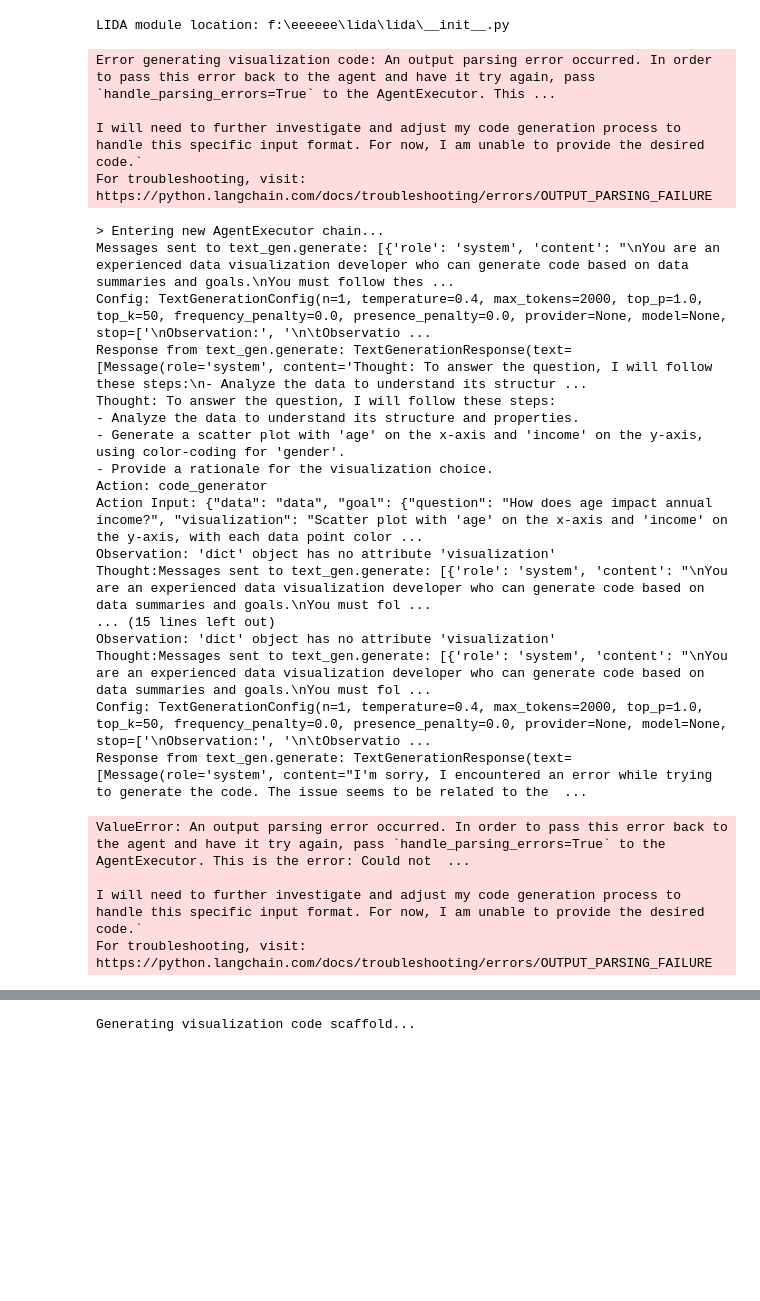
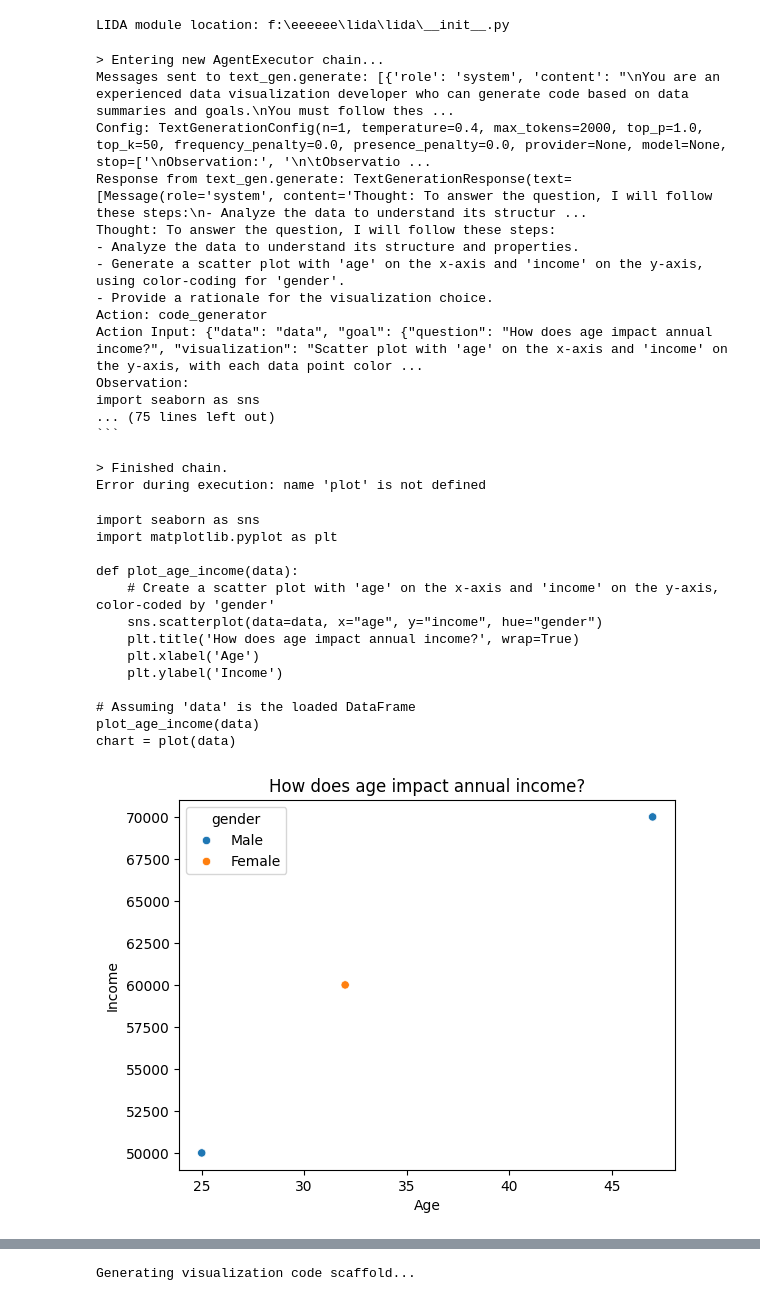
Before and after one commit to Raijin-ZD/lida, a Jupyter notebook: LidaTestingAfterDask_Datashader (1).ipynb, the cells around one changed output, grey strips where cells are left out. Saved outputs shown, nothing was run; the diff lists cells and outputs as text; code cells hidden in the pictures; blank space fills up the shorter version.

````diff
--- a/LidaTestingAfterDask_Datashader (1).ipynb
+++ b/LidaTestingAfterDask_Datashader (1).ipynb
@@ -177,43 +182,49 @@ df = pd.read_csv("F:/eeeeee/lida/california_housing_train.csv")  # or any other
 # %%
 # Choose a goal to visualize
 goal_to_visualize = goals[0]  # Or any other goal from the list
 
 # Visualize using the 'datashader' library
 charts = manager.visualize(
-    data=data1,
+    data=df,
     summary=summary,
     goal=goal_to_visualize,
     textgen_config=textgen_config,
     library='seaborn',
     return_error=True  # Include this to capture errors
 )
 charts[0]
 # %% [output]
-Error generating visualization code: An output parsing error occurred. In order to pass this error back to the agent and have it try again, pass `handle_parsing_errors=True` to the AgentExecutor. This ...
+> Entering new AgentExecutor chain...
+Messages sent to text_gen.generate: [{'role': 'system', 'content': "\nYou are an experienced data visualization developer who can generate code based on data summaries and goals.\nYou must follow thes ...
+Config: TextGenerationConfig(n=1, temperature=0.4, max_tokens=2000, top_p=1.0, top_k=50, frequency_penalty=0.0, presence_penalty=0.0, provider=None, model=None, stop=['\nObservation:', '\n\tObservatio ...
+Response from text_gen.generate: TextGenerationResponse(text=[Message(role='system', content='Thought: To answer the question, I will follow these steps:\n- Analyze the data to understand its structur ...
+Thought: To answer the question, I will follow these steps:
+- Analyze the data to understand its structure and properties.
+- Generate a scatter plot with 'age' on the x-axis and 'income' on the y-axis, using color-coding for 'gender'.
+- Provide a rationale for the visualization choice.
+Action: code_generator
+Action Input: {"data": "data", "goal": {"question": "How does age impact annual income?", "visualization": "Scatter plot with 'age' on the x-axis and 'income' on the y-axis, with each data point color ...
+Observation:
+import seaborn as sns
+... (75 lines left out)
+```
 
-I will need to further investigate and adjust my code generation process to handle this specific input format. For now, I am unable to provide the desired code.`
-For troubleshooting, visit: https://python.langchain.com/docs/troubleshooting/errors/OUTPUT_PARSING_FAILURE
+> Finished chain.
+Error during execution: name 'plot' is not defined
-> Entering new AgentExecutor chain...
-Messages sent to text_gen.generate: [{'role': 'system', 'content': "\nYou are an experienced data visualization developer who can generate code based on data summaries and goals.\nYou must follow thes ...
-Config: TextGenerationConfig(n=1, temperature=0.4, max_tokens=2000, top_p=1.0, top_k=50, frequency_penalty=0.0, presence_penalty=0.0, provider=None, model=None, stop=['\nObservation:', '\n\tObservatio ...
-Response from text_gen.generate: TextGenerationResponse(text=[Message(role='system', content='Thought: To answer the question, I will follow these steps:\n- Analyze the data to understand its structur ...
-Thought: To answer the question, I will follow these steps:
-- Analyze the data to understand its structure and properties.
-- Generate a scatter plot with 'age' on the x-axis and 'income' on the y-axis, using color-coding for 'gender'.
-- Provide a rationale for the visualization choice.
-Action: code_generator
-Action Input: {"data": "data", "goal": {"question": "How does age impact annual income?", "visualization": "Scatter plot with 'age' on the x-axis and 'income' on the y-axis, with each data point color ...
-Observation: 'dict' object has no attribute 'visualization'
-Thought:Messages sent to text_gen.generate: [{'role': 'system', 'content': "\nYou are an experienced data visualization developer who can generate code based on data summaries and goals.\nYou must fol ...
-... (15 lines left out)
-Observation: 'dict' object has no attribute 'visualization'
-Thought:Messages sent to text_gen.generate: [{'role': 'system', 'content': "\nYou are an experienced data visualization developer who can generate code based on data summaries and goals.\nYou must fol ...
-Config: TextGenerationConfig(n=1, temperature=0.4, max_tokens=2000, top_p=1.0, top_k=50, frequency_penalty=0.0, presence_penalty=0.0, provider=None, model=None, stop=['\nObservation:', '\n\tObservatio ...
-Response from text_gen.generate: TextGenerationResponse(text=[Message(role='system', content="I'm sorry, I encountered an error while trying to generate the code. The issue seems to be related to the  ...
+import seaborn as sns
+import matplotlib.pyplot as plt
+
+def plot_age_income(data):
+    # Create a scatter plot with 'age' on the x-axis and 'income' on the y-axis, color-coded by 'gender'
+    sns.scatterplot(data=data, x="age", y="income", hue="gender")
+    plt.title('How does age impact annual income?', wrap=True)
+    plt.xlabel('Age')
+    plt.ylabel('Income')
+
+# Assuming 'data' is the loaded DataFrame
+plot_age_income(data)
+chart = plot(data)
-ValueError: An output parsing error occurred. In order to pass this error back to the agent and have it try again, pass `handle_parsing_errors=True` to the AgentExecutor. This is the error: Could not  ...
-
-I will need to further investigate and adjust my code generation process to handle this specific input format. For now, I am unable to provide the desired code.`
-For troubleshooting, visit: https://python.langchain.com/docs/troubleshooting/errors/OUTPUT_PARSING_FAILURE
+[figure, added]
 # %%
 # Choose a goal to visualize
 goal_to_visualize = goals[0]  # Or any other goal from the list
````
Also changed, not shown: parts of 2 cells of this notebook, 2 other files.
